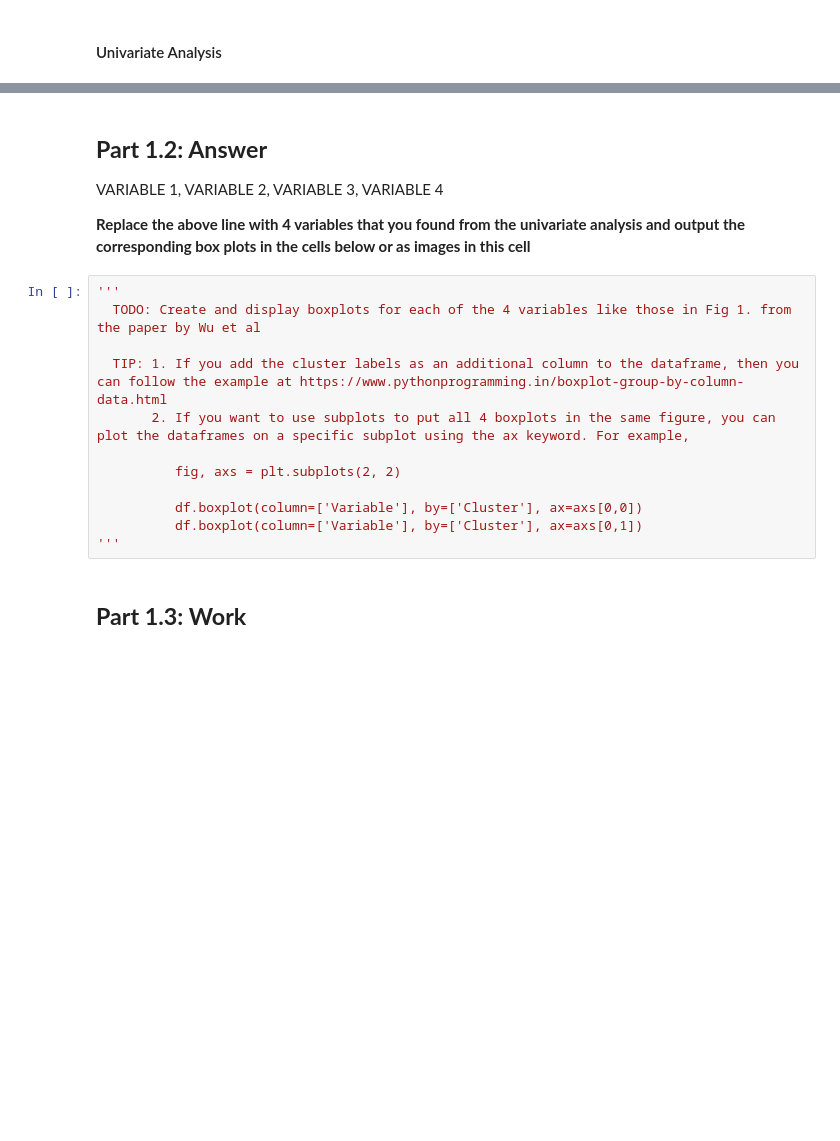
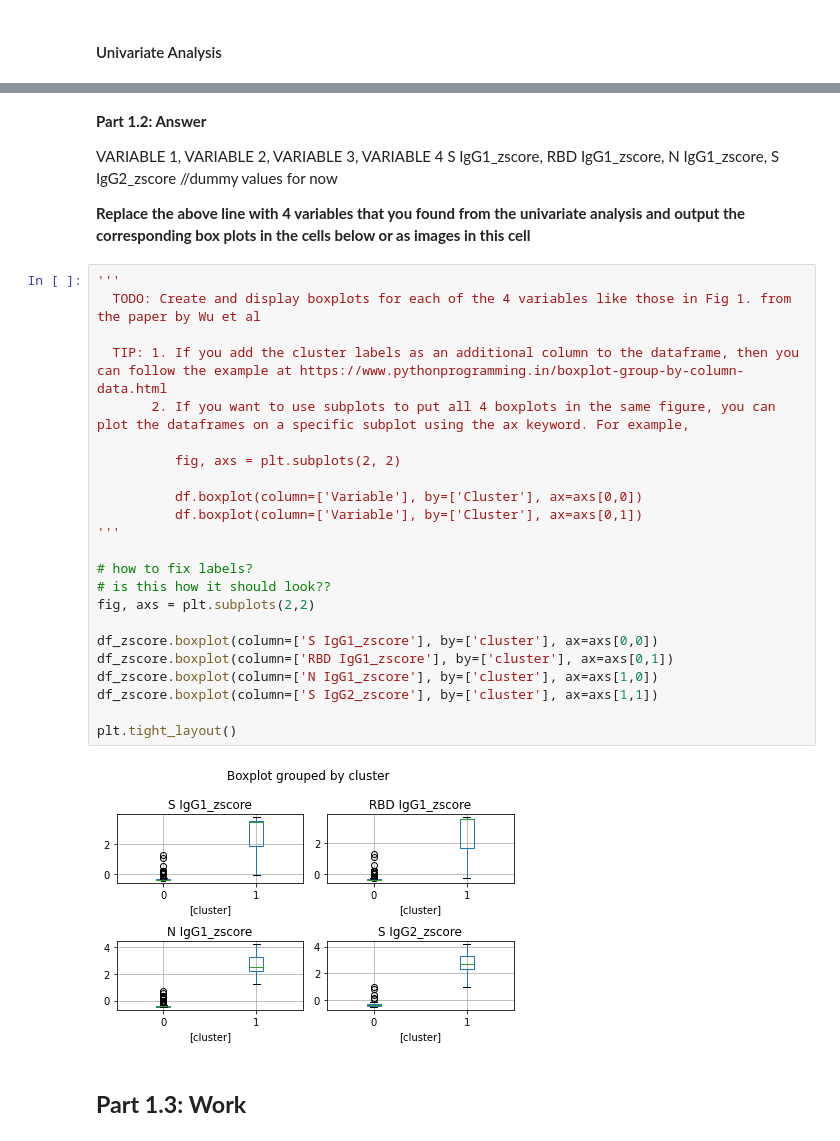
Before and after one commit to ryanquinnnelson/CMU-02718-HW1, a Jupyter notebook: CM_HW1_ryann.ipynb, the cells around one changed output, grey strips where cells are left out. Drawn from its saved outputs; the diff is of its cells as text; blank space fills up the shorter version.

```diff
--- a/CM_HW1_ryann.ipynb
+++ b/CM_HW1_ryann.ipynb
@@ -192,21 +284,35 @@ array([0, 0, 0, 0, 0, 0, 0, 0, 0, 0, 0, 0, 1, 0, 0, 0, 0, 0, 0, 0, 1, 0,
 # %% [markdown]
-## **Part 1.2: Answer**
+**Part 1.2: Answer**
 
 VARIABLE 1, VARIABLE 2, VARIABLE 3, VARIABLE 4
+S IgG1_zscore, RBD IgG1_zscore, N IgG1_zscore, S IgG2_zscore //dummy values for now
 
 **Replace the above line with 4 variables that you found from the univariate analysis and output the corresponding box plots in the cells below or as images in this cell**
 # %%
 '''
   TODO: Create and display boxplots for each of the 4 variables like those in Fig 1. from the paper by Wu et al
 
   TIP: 1. If you add the cluster labels as an additional column to the dataframe, then you can follow the example at https://www.pythonprogramming.in/boxplot-group-by-column-data.html
        2. If you want to use subplots to put all 4 boxplots in the same figure, you can plot the dataframes on a specific subplot using the ax keyword. For example,
 
           fig, axs = plt.subplots(2, 2)
 
           df.boxplot(column=['Variable'], by=['Cluster'], ax=axs[0,0])
           df.boxplot(column=['Variable'], by=['Cluster'], ax=axs[0,1])
 '''
+
+# how to fix labels?
+# is this how it should look??
+fig, axs = plt.subplots(2,2)
+
+df_zscore.boxplot(column=['S IgG1_zscore'], by=['cluster'], ax=axs[0,0])
+df_zscore.boxplot(column=['RBD IgG1_zscore'], by=['cluster'], ax=axs[0,1])
+df_zscore.boxplot(column=['N IgG1_zscore'], by=['cluster'], ax=axs[1,0])
+df_zscore.boxplot(column=['S IgG2_zscore'], by=['cluster'], ax=axs[1,1])
+
+plt.tight_layout()
+# %% [output]
+[figure, added]
 # %% [markdown]
 ## **Part 1.3: Work**
 # %%
```
Also changed, not shown: parts of 13 cells of this notebook.
